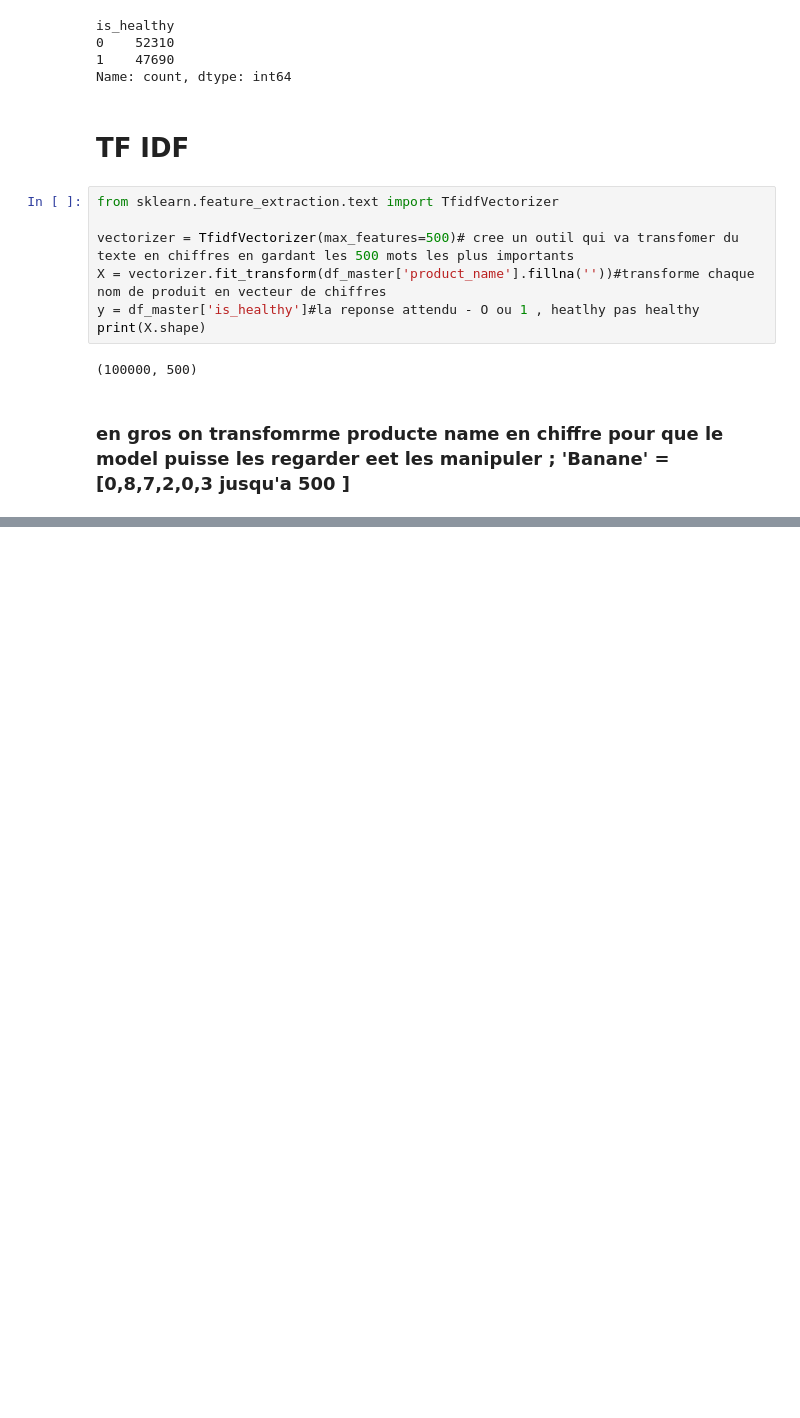
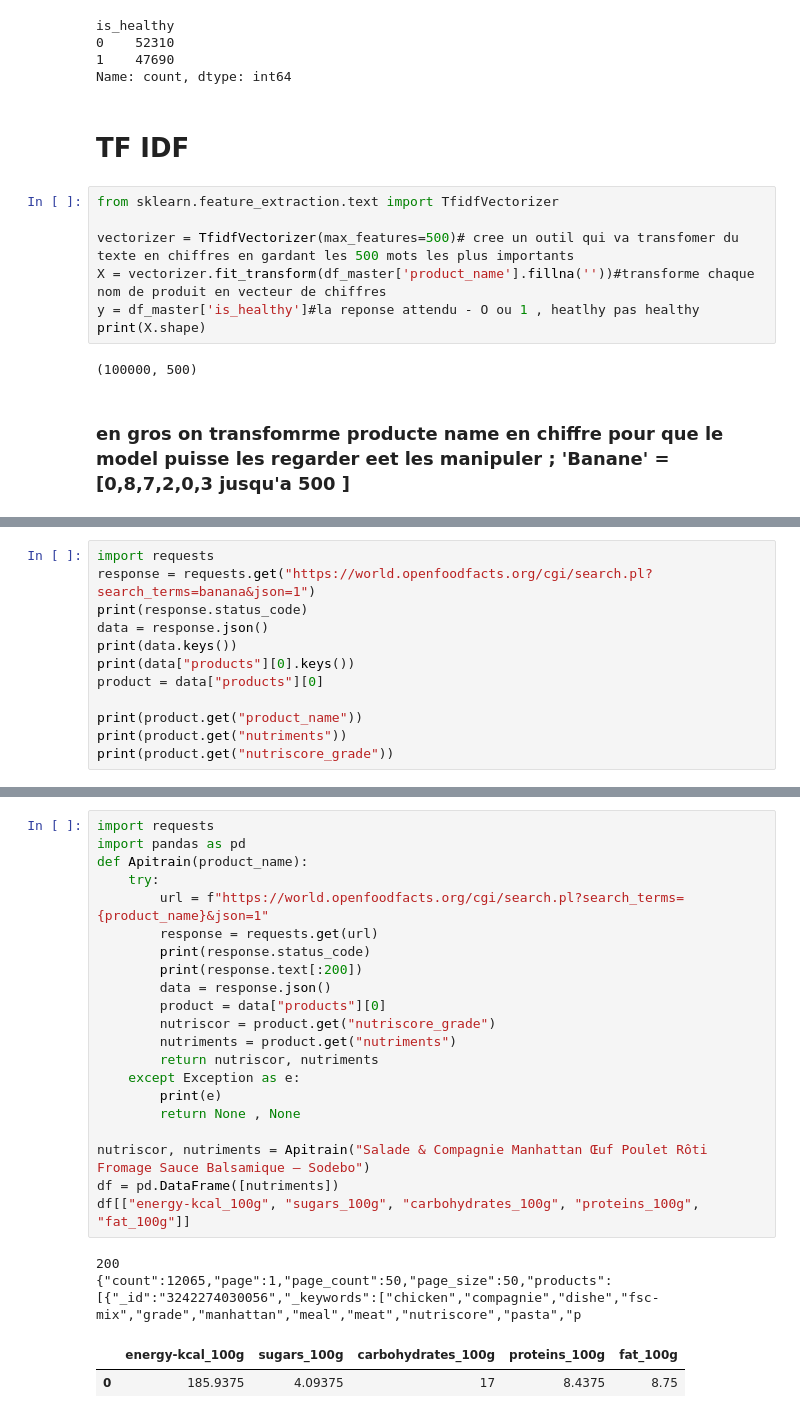
Before and after one commit to Slacknsss/NextBuy-Machine-Learning, a Jupyter notebook: notebookSLACK.ipynb, the cells around one changed output, grey strips where cells are left out. Drawn from its saved outputs; the diff is of its cells as text; blank space fills up the shorter version.

```diff
--- a/notebookSLACK.ipynb
+++ b/notebookSLACK.ipynb
@@ -411,0 +510,12 @@ print(X.shape)
+# %%
+import requests
+response = requests.get("https://world.openfoodfacts.org/cgi/search.pl?search_terms=banana&json=1")
+print(response.status_code)
+data = response.json()
+print(data.keys())
+print(data["products"][0].keys())
+product = data["products"][0]
+
+print(product.get("product_name"))
+print(product.get("nutriments"))
+print(product.get("nutriscore_grade"))
@@ -411,0 +529,26 @@ print(X.shape)
+# %%
+import requests
+import pandas as pd
+def Apitrain(product_name):
+    try:
+        url = f"https://world.openfoodfacts.org/cgi/search.pl?search_terms={product_name}&json=1"
+        response = requests.get(url)
+        print(response.status_code)
+        print(response.text[:200])
+        data = response.json()
+        product = data["products"][0]
+        nutriscor = product.get("nutriscore_grade")
+        nutriments = product.get("nutriments")
+        return nutriscor, nutriments
+    except Exception as e:
+        print(e)
+        return None , None
+
+nutriscor, nutriments = Apitrain("Salade & Compagnie Manhattan Œuf Poulet Rôti Fromage Sauce Balsamique – Sodebo")
+df = pd.DataFrame([nutriments])
+df[["energy-kcal_100g", "sugars_100g", "carbohydrates_100g", "proteins_100g", "fat_100g"]]
+# %% [output]
+200
+{"count":12065,"page":1,"page_count":50,"page_size":50,"products":[{"_id":"3242274030056","_keywords":["chicken","compagnie","dishe","fsc-mix","grade","manhattan","meal","meat","nutriscore","pasta","p
+|  | energy-kcal_100g | sugars_100g | carbohydrates_100g | proteins_100g | fat_100g |
+| 0 | 185.9375 | 4.09375 | 17 | 8.4375 | 8.75 |
```
Also changed, not shown: parts of 13 cells of this notebook.
